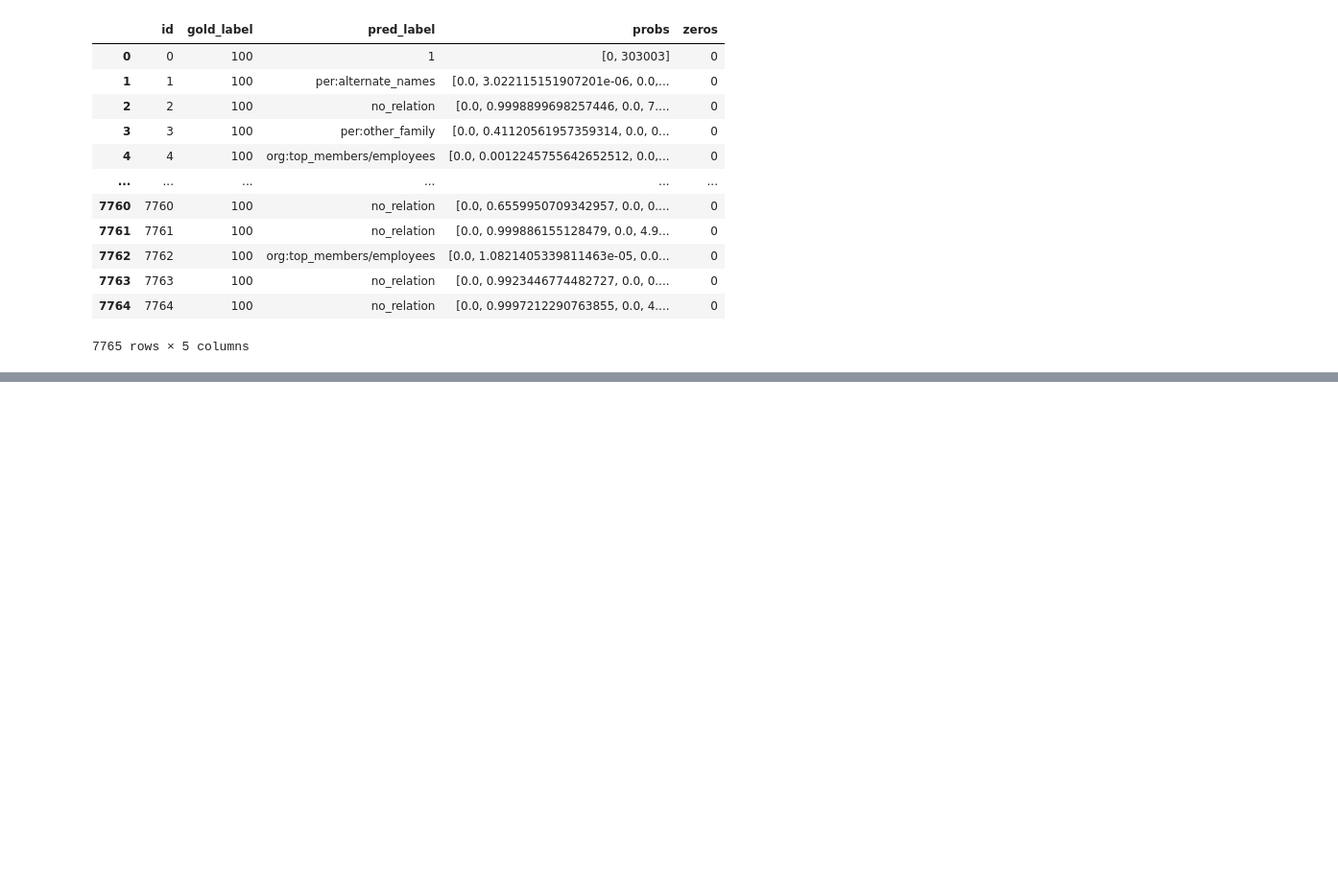
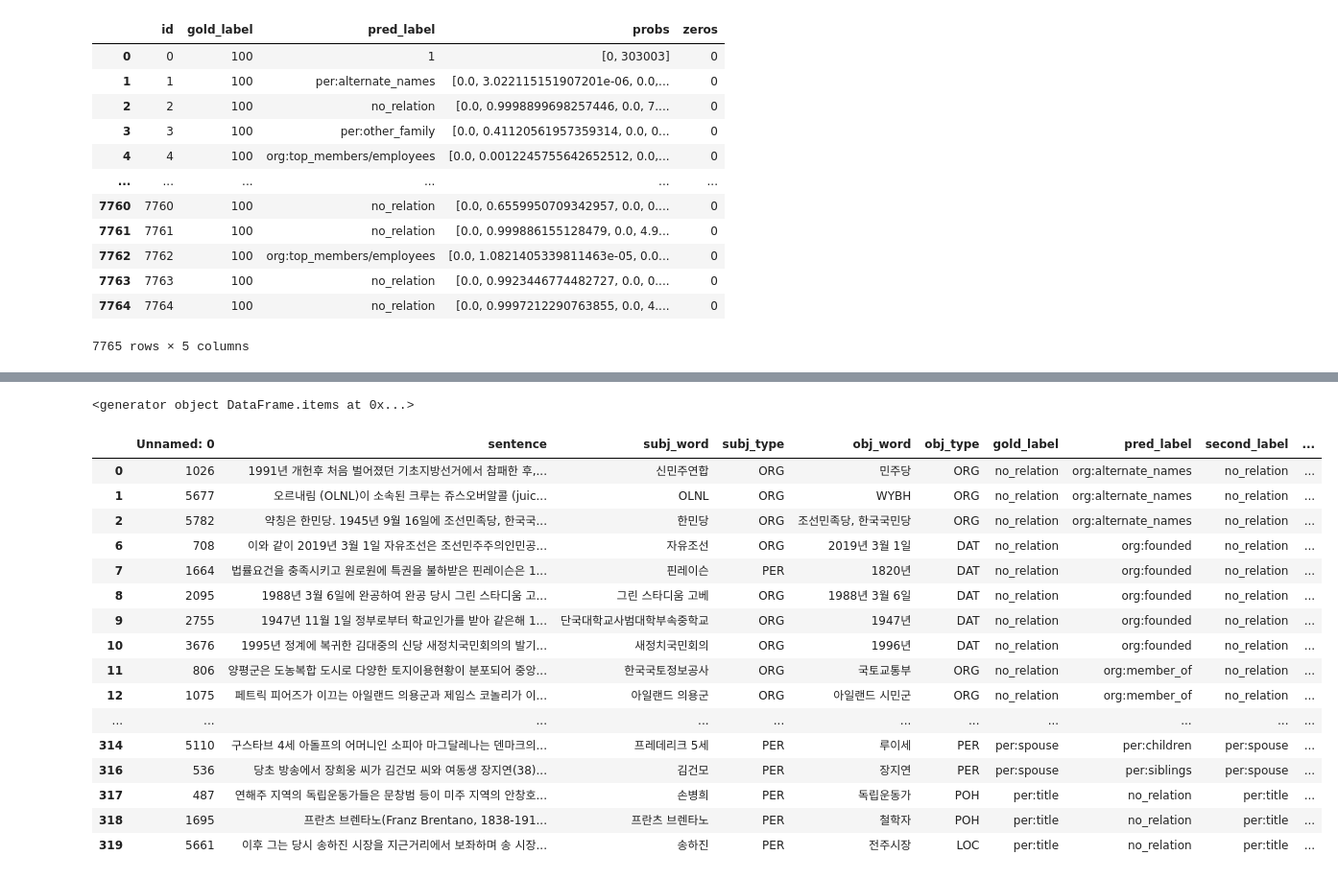
Before and after one commit to boostcampaitech4lv23nlp1/level2_klue_nlp-level2-nlp-07, a Jupyter notebook: notebooks/manipulate_df.ipynb, the cells around one changed output, grey strips where cells are left out. Shown at 96% size. Saved outputs shown, nothing was run; the diff lists cells and outputs as text; code cells hidden in the pictures; blank space fills up the shorter version.

```diff
--- a/notebooks/manipulate_df.ipynb
+++ b/notebooks/manipulate_df.ipynb
@@ -361,0 +524,28 @@ test
+# %%
+train.items()
+# %% [output]
+<generator object DataFrame.items at 0x...>
+# %%
+nomatch90=pd.read_csv('/opt/ml/code/prediction/no_match_90.csv')
+# %%
+pd.set_option('display.max_rows',None)
+# %%
+nomatch90[nomatch90['gold_label']==nomatch90['second_label']]
+# %% [output]
+|  | Unnamed: 0 | sentence | subj_word | subj_type | obj_word | obj_type | gold_label | pred_label | second_label | ... |
+| 0 | 1026 | 1991년 개헌후 처음 벌어졌던 기초지방선거에서 참패한 후,... | 신민주연합 | ORG | 민주당 | ORG | no_relation | org:alternate_names | no_relation | ... |
+| 1 | 5677 | 오르내림 (OLNL)이 소속된 크루는 쥬스오버알콜 (juic... | OLNL | ORG | WYBH | ORG | no_relation | org:alternate_names | no_relation | ... |
+| 2 | 5782 | 약칭은 한민당. 1945년 9월 16일에 조선민족당, 한국국... | 한민당 | ORG | 조선민족당, 한국국민당 | ORG | no_relation | org:alternate_names | no_relation | ... |
+| 6 | 708 | 이와 같이 2019년 3월 1일 자유조선은 조선민주주의인민공... | 자유조선 | ORG | 2019년 3월 1일 | DAT | no_relation | org:founded | no_relation | ... |
+| 7 | 1664 | 법률요건을 충족시키고 원로원에 특권을 불하받은 핀레이슨은 1... | 핀레이슨 | PER | 1820년 | DAT | no_relation | org:founded | no_relation | ... |
+| 8 | 2095 | 1988년 3월 6일에 완공하여 완공 당시 그린 스타디움 고... | 그린 스타디움 고베 | ORG | 1988년 3월 6일 | DAT | no_relation | org:founded | no_relation | ... |
+| 9 | 2755 | 1947년 11월 1일 정부로부터 학교인가를 받아 같은해 1... | 단국대학교사범대학부속중학교 | ORG | 1947년 | DAT | no_relation | org:founded | no_relation | ... |
+| 10 | 3676 | 1995년 정계에 복귀한 김대중의 신당 새정치국민회의의 발기... | 새정치국민회의 | ORG | 1996년 | DAT | no_relation | org:founded | no_relation | ... |
+| 11 | 806 | 양평군은 도농복합 도시로 다양한 토지이용현황이 분포되어 중앙... | 한국국토정보공사 | ORG | 국토교통부 | ORG | no_relation | org:member_of | no_relation | ... |
+| 12 | 1075 | 페트릭 피어즈가 이끄는 아일랜드 의용군과 제임스 코놀리가 이... | 아일랜드 의용군 | ORG | 아일랜드 시민군 | ORG | no_relation | org:member_of | no_relation | ... |
+| ... | ... | ... | ... | ... | ... | ... | ... | ... | ... | ... |
+| 314 | 5110 | 구스타브 4세 아돌프의 어머니인 소피아 마그달레나는 덴마크의... | 프레데리크 5세 | PER | 루이세 | PER | per:spouse | per:children | per:spouse | ... |
+| 316 | 536 | 당초 방송에서 장희웅 씨가 김건모 씨와 여동생 장지연(38)... | 김건모 | PER | 장지연 | PER | per:spouse | per:siblings | per:spouse | ... |
+| 317 | 487 | 연해주 지역의 독립운동가들은 문창범 등이 미주 지역의 안창호... | 손병희 | PER | 독립운동가 | POH | per:title | no_relation | per:title | ... |
+| 318 | 1695 | 프란츠 브렌타노(Franz Brentano, 1838-191... | 프란츠 브렌타노 | PER | 철학자 | POH | per:title | no_relation | per:title | ... |
+| 319 | 5661 | 이후 그는 당시 송하진 시장을 지근거리에서 보좌하며 송 시장... | 송하진 | PER | 전주시장 | LOC | per:title | no_relation | per:title | ... |
```
Also changed, not shown: parts of 28 cells of this notebook, 1 other file.
